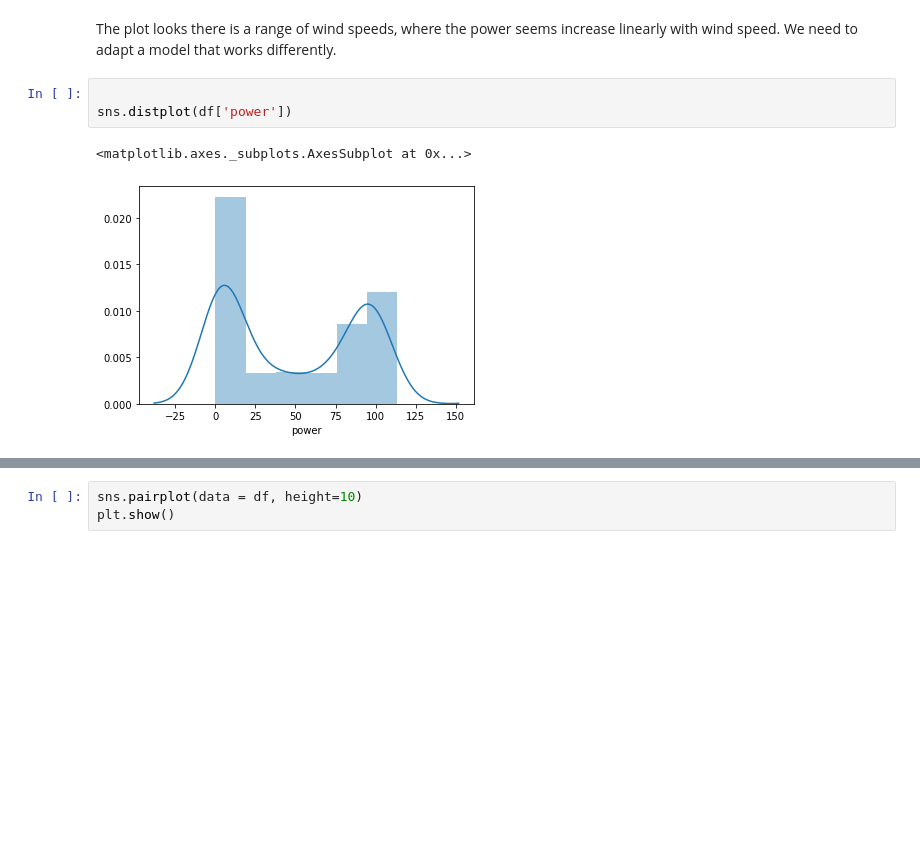
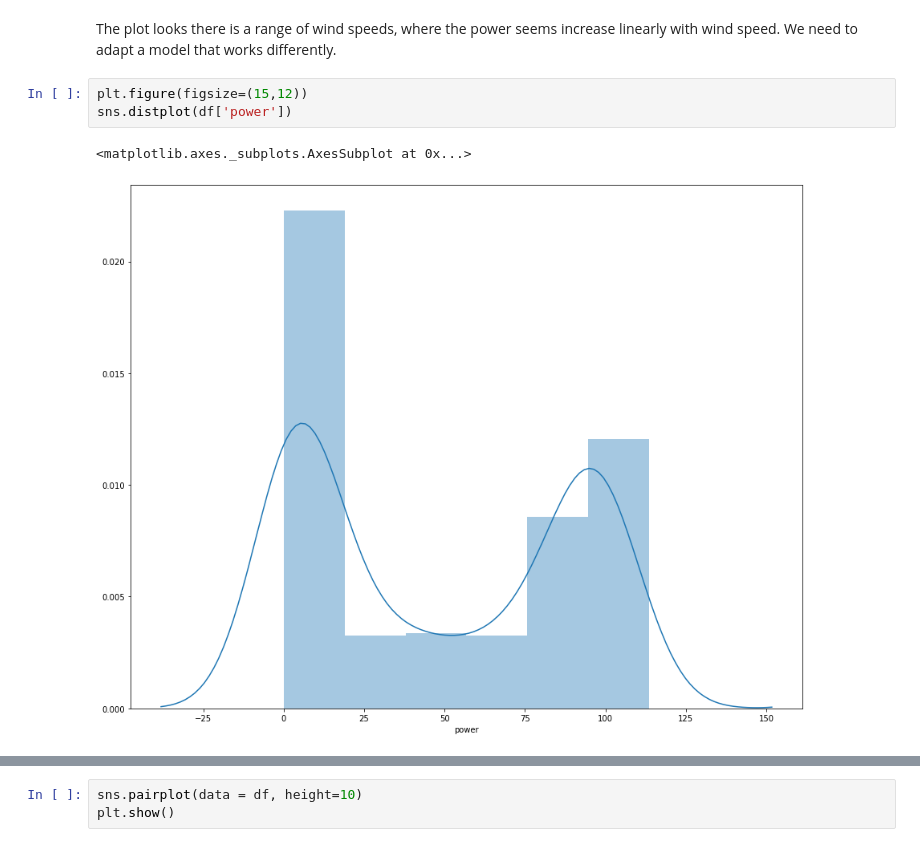
Before and after one commit to rituteval/MLS--project, a Jupyter notebook: MLS-project.ipynb, the cells around one changed output, grey strips where cells are left out. Saved outputs shown, nothing was run; the diff lists cells and outputs as text; blank space fills up the shorter version.

```diff
--- a/MLS-project.ipynb
+++ b/MLS-project.ipynb
@@ -120,9 +121,9 @@ plt.grid()
 # %% [markdown]
 The plot looks there is a range of wind speeds, where the power seems increase linearly with wind speed.  We need to adapt a model that works differently.
 # %%
-
+plt.figure(figsize=(15,12))
 sns.distplot(df['power'])
 # %% [output]
 <matplotlib.axes._subplots.AxesSubplot at 0x...>
-[figure, old version]
+[figure, new version]
 # %%
```
Also changed, not shown: parts of 40 cells of this notebook.
